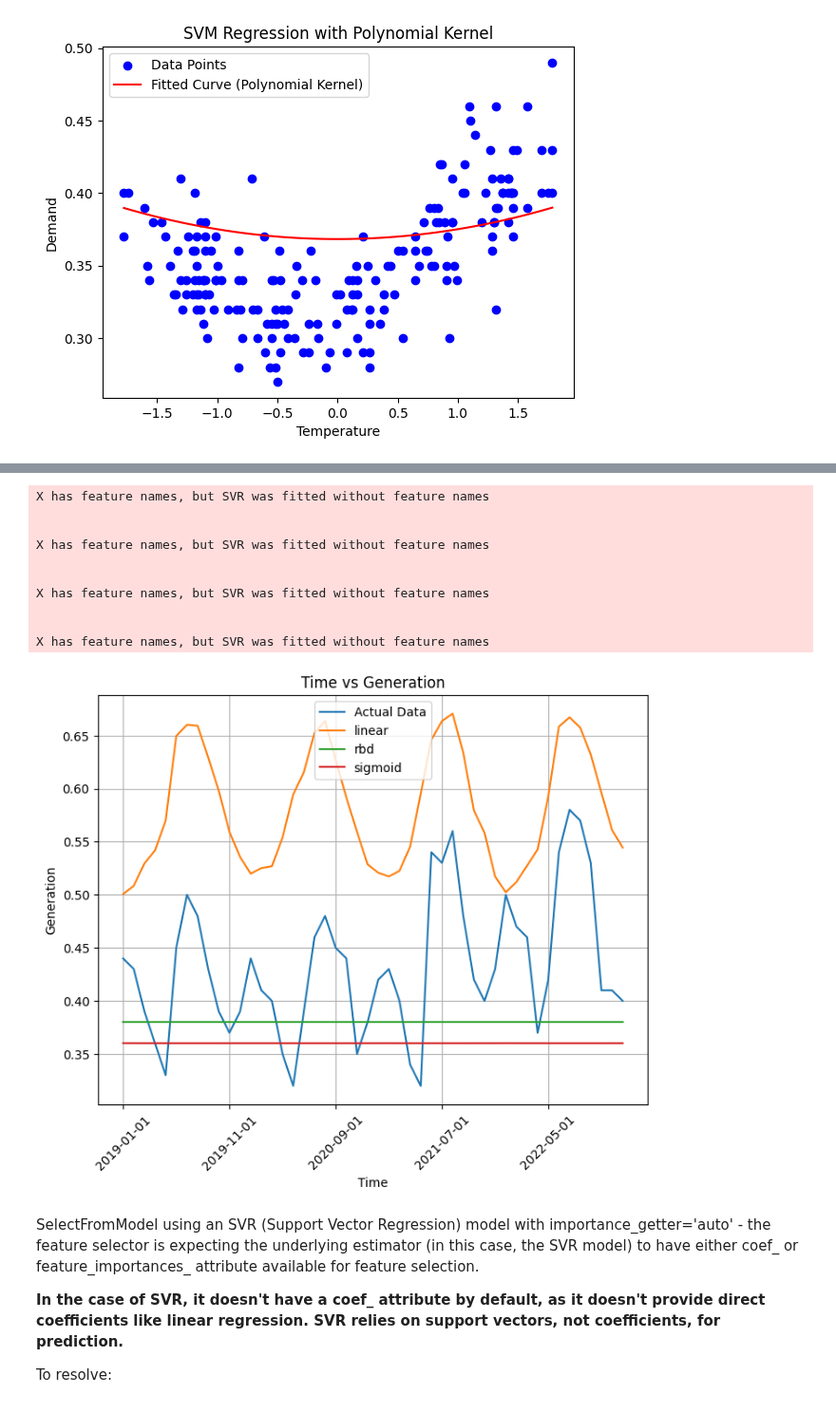
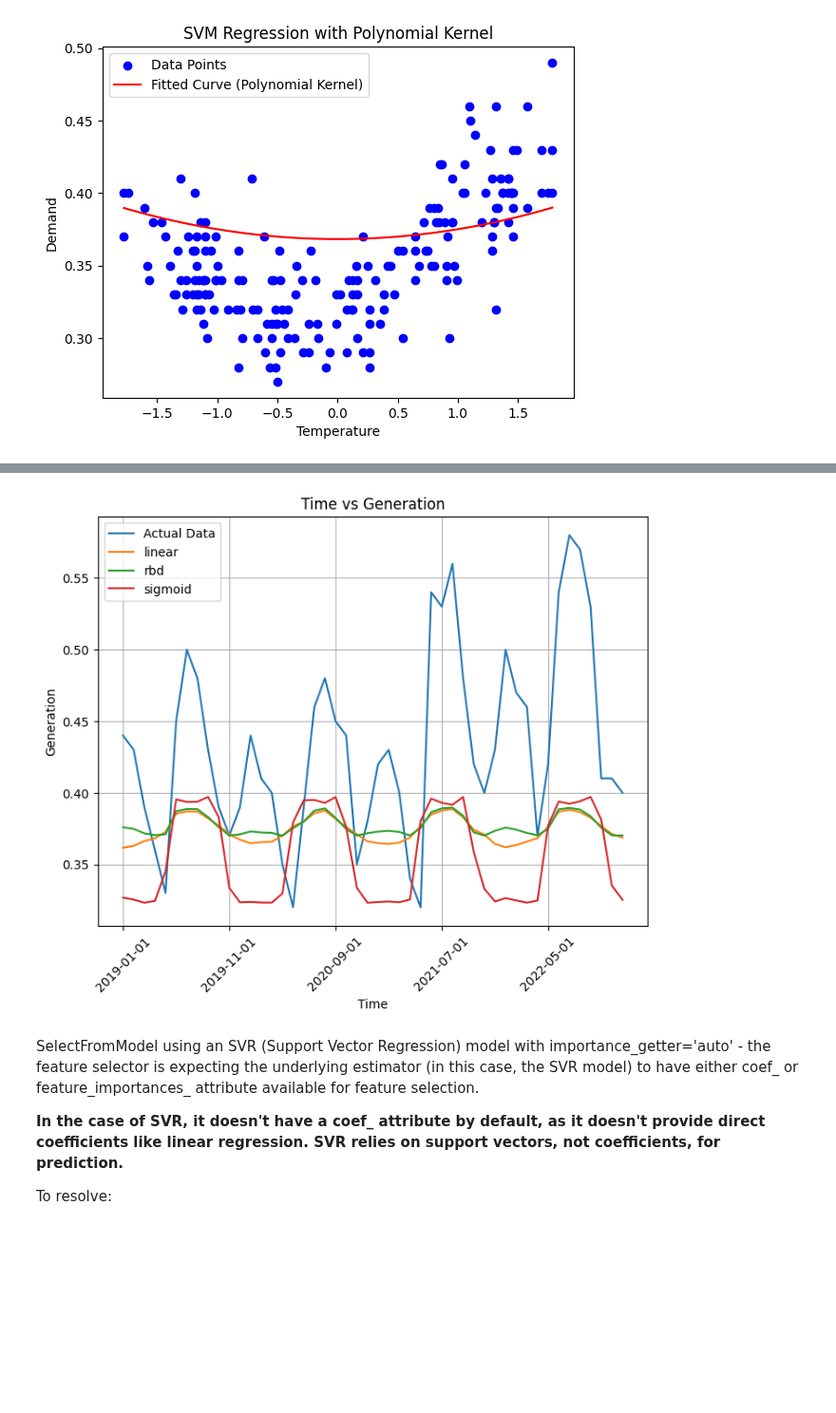
Before and after one commit to ATECO-malta/applied_ml_assignment, a Jupyter notebook: SVM.ipynb, the cells around one changed output, grey strips where cells are left out. Shown at 95% size. Saved outputs shown, nothing was run; the diff lists cells and outputs as text; code cells hidden in the pictures; blank space fills up the shorter version.

```diff
--- a/SVM.ipynb
+++ b/SVM.ipynb
@@ -67,6 +30,8 @@ training_data = pd.read_csv("data/train_data.csv")
 test_data = pd.read_csv("data/test_data.csv")
 # validation_data = pd.read_csv("data/validate_data.csv")
 
+training_data['Date'] = pd.to_datetime(training_data['Date'])
+
 display(training_data.head(5))
 # %% [output]
 |  | Date | Max_Demand_GW | Plant_Production_GWh | Imports_GWh | Renewables_Production_GWh | powerplants_c02_kt | ... |
@@ -345,3 +337,14 @@ plt.legend()
 plt.show()
 # %% [output]
 [figure]
+# %%
+# selectedFeatures = ['GDP_bln','tmax', 'Population_k']
+selectedFeatures = ['tmax']
+selectedTarget = ['Max_Demand_GW']
+scaler = StandardScaler()  # Or use MinMaxScaler, RobustScaler, etc.
+
+x_normTrain= scaler.fit_transform(training_data[selectedFeatures])
+y_normTrain = training_data[selectedTarget].to_numpy().ravel()
+
+x_normTest = scaler.fit_transform(test_data[selectedFeatures])
+y_normTest = test_data[selectedTarget].to_numpy().ravel()
@@ -354,57 +415,47 @@ y_Test = test_data[selectedTarget]
 
 model_linear = SVR(kernel='linear')
 model_linear.feature_names = selectedFeatures
-model_linear.fit(x_norm, y_norm)
-y_pred_linear = model_linear.predict(x_ToTest)
+model_linear.fit(x_normTrain, y_normTrain)
+y_pred_linear = model_linear.predict(x_normTest)
 
 
-# model_poly = SVR(kernel='poly', degree=2, C=1, gamma='auto')
-model_poly = SVR(kernel='poly', degree=1)
+model_poly = SVR(kernel='poly', degree=2, C=0.1, gamma=0.1)
 model_poly.feature_names = selectedFeatures
-model_poly.fit(x_norm, y_norm)
-y_pred_poly = model_poly.predict(x_ToTest)
+model_poly.fit(x_normTrain, y_normTrain)
+y_pred_poly = model_poly.predict(x_normTest)
 
 
-model_rbf = SVR(kernel='rbf', gamma='scale')  # Using RBF kernel with default gamma
+model_rbf = SVR(kernel='rbf', gamma='scale')
 model_rbf.feature_names = selectedFeatures
-model_rbf.fit(x_norm, y_norm)
-y_pred_rbf = model_rbf.predict(x_ToTest)
+model_rbf.fit(x_normTrain, y_normTrain)
+y_pred_rbf = model_rbf.predict(x_normTest)
 
-model_sigmoid = SVR(kernel='sigmoid', gamma='scale')  # Using a sigmoid kernel
+model_sigmoid = SVR(kernel='sigmoid', gamma='scale')
 model_sigmoid.feature_names = selectedFeatures
-model_sigmoid.fit(x_norm, y_norm)
-y_pred_sigmoid = model_sigmoid.predict(x_ToTest)
+model_sigmoid.fit(x_normTrain, y_normTrain)
+y_pred_sigmoid = model_sigmoid.predict(x_normTest)
+
 
 # Plotting the feature vs target curve
 plt.figure(figsize=(8, 6))
-plt.plot(x_Time, y_Test, linestyle='-', label="Actual Data")
+plt.plot(x_Time, y_normTest, linestyle='-', label="Actual Data")
 plt.plot(x_Time, y_pred_linear, linestyle='-', label="linear")
 # plt.plot(x_Time, y_pred_poly, linestyle='-', label = "poly")
 plt.plot(x_Time, y_pred_rbf, linestyle='-', label = "rbd")
 plt.plot(x_Time, y_pred_sigmoid, linestyle='-', label="sigmoid")
 
 n = 10
 plt.xticks(np.arange(0, len(x_Time), n), [x_Time[i] for i in range(0, len(x_Time), n)])
 
 plt.title('Time vs Generation')
 plt.xticks(rotation=45)
 plt.xlabel('Time')
 plt.ylabel('Generation')
 plt.grid(True)
 plt.legend()
 plt.show()
 # %% [output]
-X has feature names, but SVR was fitted without feature names
-
-
-X has feature names, but SVR was fitted without feature names
-
-
-X has feature names, but SVR was fitted without feature names
-
-
-X has feature names, but SVR was fitted without feature names
-[figure, old version]
+[figure, new version]
 # %% [markdown]
  SelectFromModel using an SVR (Support Vector Regression) model with importance_getter='auto' - the feature selector is expecting the underlying estimator (in this case, the SVR model) to have either coef_ or feature_importances_ attribute available for feature selection.
 
```
Also changed, not shown: parts of 10 cells of this notebook.
